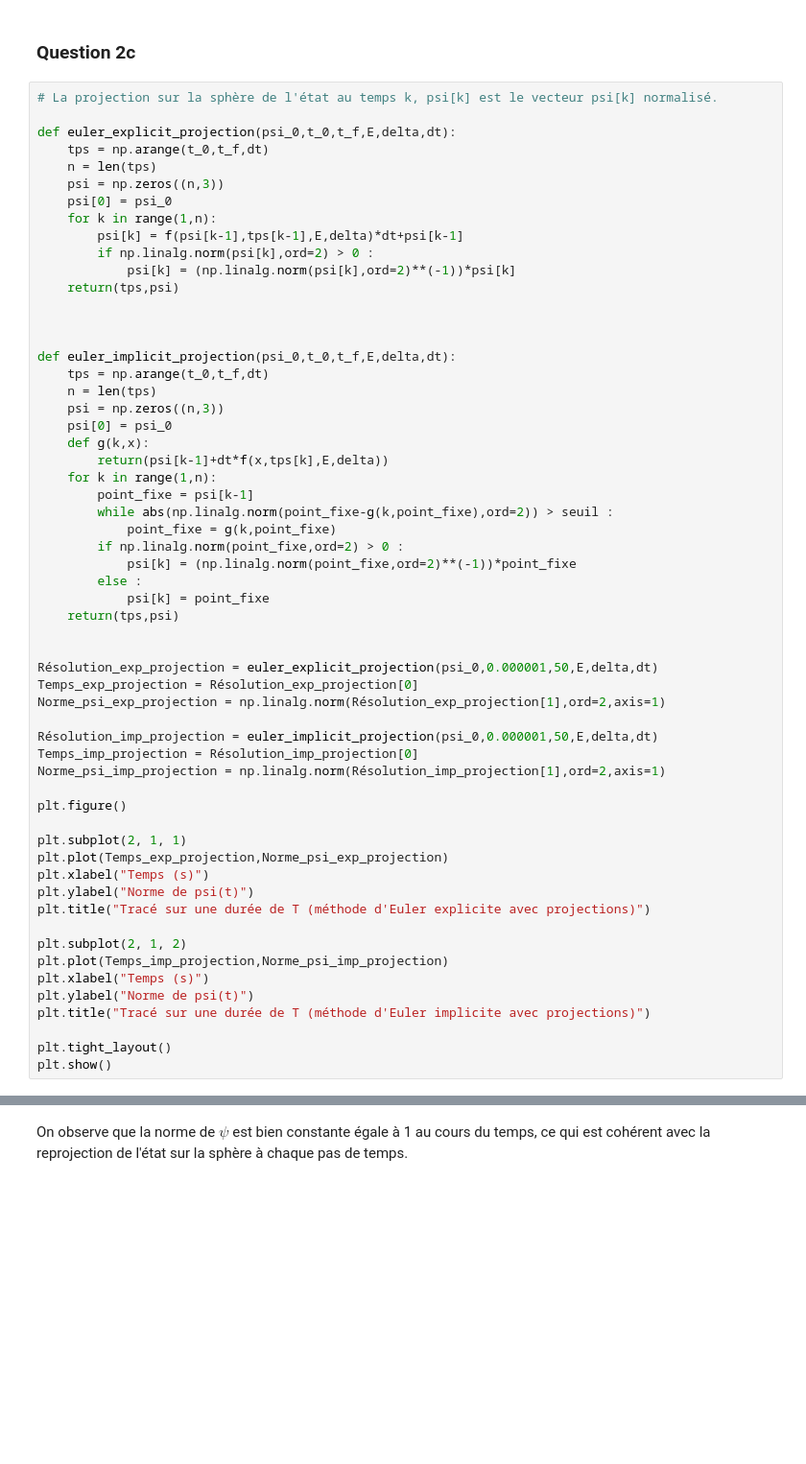
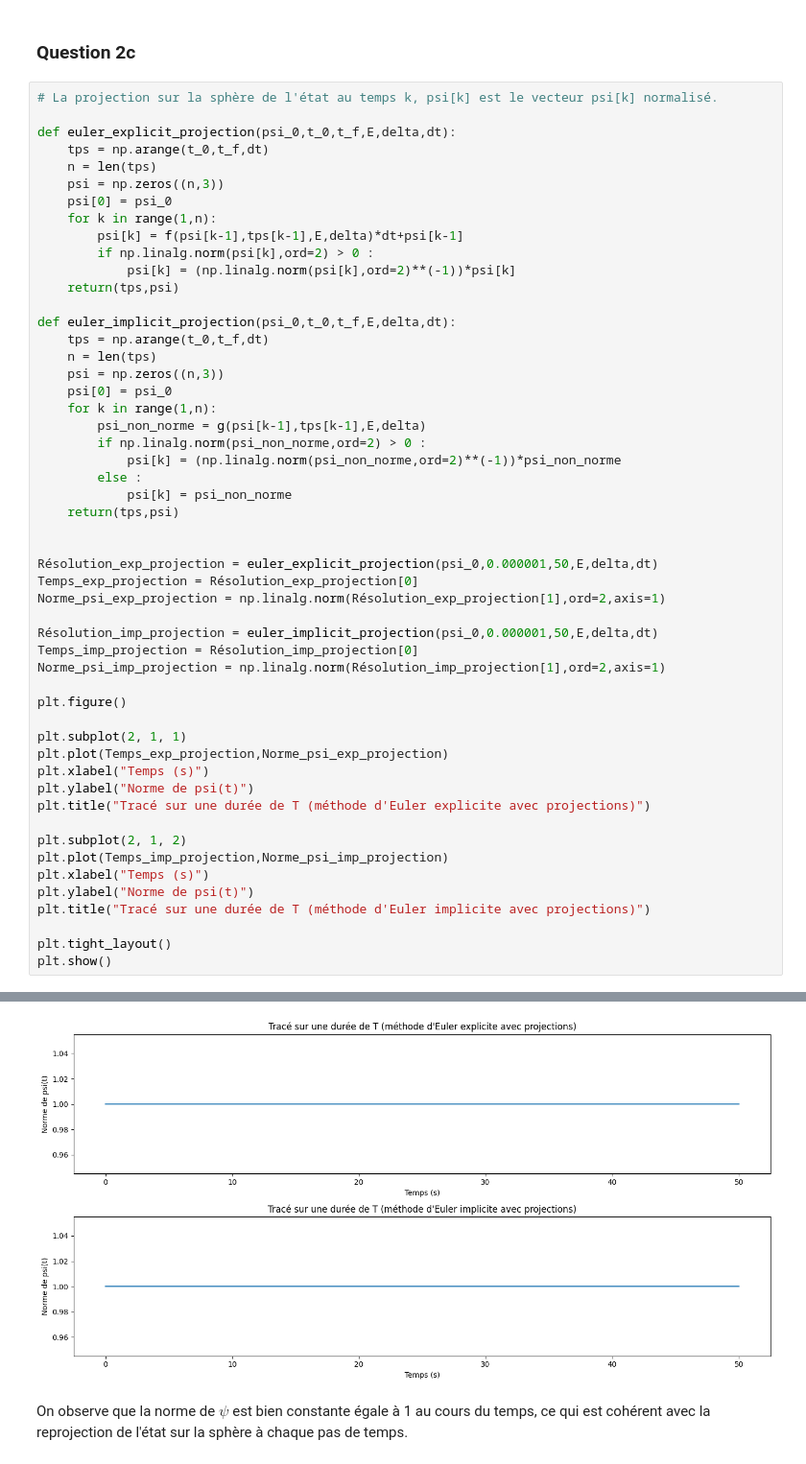
Before and after one commit to bavrillon/Projet-Maths-2---Equations-Diff-rentielles, a Jupyter notebook: Réponses - Groupe 28.ipynb, the cells around one changed output, grey strips where cells are left out. Shown at 96% size. Saved outputs shown, nothing was run; the diff lists cells and outputs as text; blank space fills up the shorter version.

```diff
--- a/Réponses - Groupe 28.ipynb
+++ b/Réponses - Groupe 28.ipynb
@@ -174,23 +174,17 @@ def euler_explicit_projection(psi_0,t_0,t_f,E,delta,dt):
             psi[k] = (np.linalg.norm(psi[k],ord=2)**(-1))*psi[k]
     return(tps,psi)
 
-
-
 def euler_implicit_projection(psi_0,t_0,t_f,E,delta,dt):
     tps = np.arange(t_0,t_f,dt)
     n = len(tps)
     psi = np.zeros((n,3))
     psi[0] = psi_0
-    def g(k,x):
-        return(psi[k-1]+dt*f(x,tps[k],E,delta))
     for k in range(1,n):
-        point_fixe = psi[k-1]
-        while abs(np.linalg.norm(point_fixe-g(k,point_fixe),ord=2)) > seuil :
-            point_fixe = g(k,point_fixe)
-        if np.linalg.norm(point_fixe,ord=2) > 0 :
-            psi[k] = (np.linalg.norm(point_fixe,ord=2)**(-1))*point_fixe
+        psi_non_norme = g(psi[k-1],tps[k-1],E,delta)
+        if np.linalg.norm(psi_non_norme,ord=2) > 0 :
+            psi[k] = (np.linalg.norm(psi_non_norme,ord=2)**(-1))*psi_non_norme
         else :
-            psi[k] = point_fixe
+            psi[k] = psi_non_norme
     return(tps,psi)
 
 
@@ -223,3 +216,4 @@ NameError: name 'seuil' is not defined
+[figure, added]
 # %% [markdown]
 On observe que la norme de $\psi$ est bien constante égale à 1 au cours du temps, ce qui est cohérent avec la reprojection de l'état sur la sphère à chaque pas de temps.
 # %%
```
Also changed, not shown: parts of 1 cell of this notebook.
